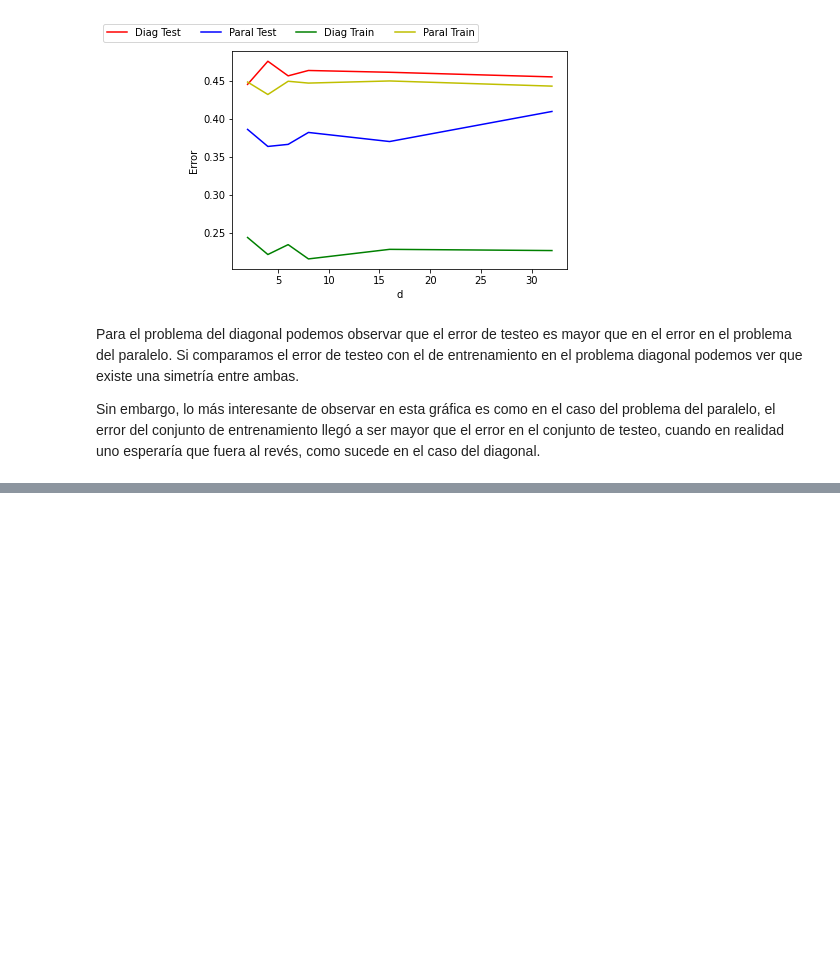
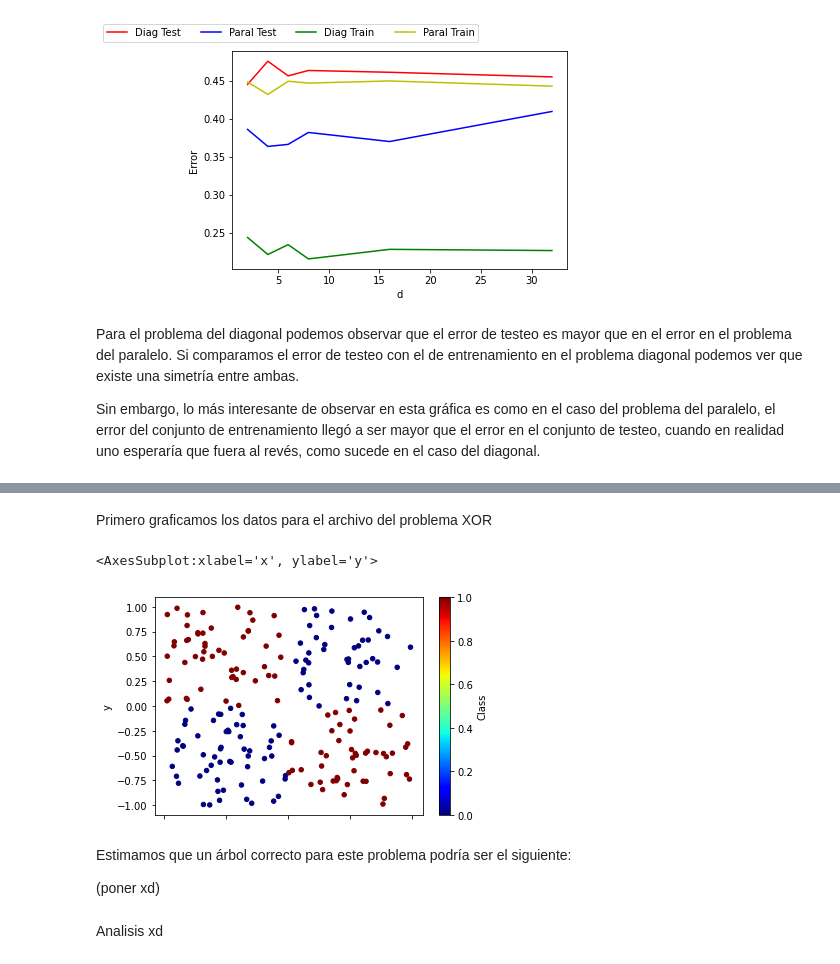
Before and after one commit to natimellino/IAA, a Jupyter notebook: TP1/ArbolesDecision.ipynb, the cells around one changed output, grey strips where cells are left out. Cells and saved outputs as stored; diff of their text form; code cells hidden in the pictures; blank space fills up the shorter version.

```diff
--- a/TP1/ArbolesDecision.ipynb
+++ b/TP1/ArbolesDecision.ipynb
@@ -628,0 +634,16 @@ Sin embargo, lo más interesante de observar en esta gráfica es como en el caso
+# %% [markdown]
+Primero graficamos los datos para el archivo del problema XOR
+# %%
+import pandas as pd
+
+cols = ['x', 'y', 'Class']
+df = pd.read_csv('xor.csv', names=cols)
+
+df.plot(x=0, y=1, kind='scatter', c='Class', colormap='jet')
+# %% [output]
+<AxesSubplot:xlabel='x', ylabel='y'>
+[figure, added]
+# %% [markdown]
+Estimamos que un árbol correcto para este problema podría ser el siguiente:
+
+(poner xd)
@@ -628,0 +654,2 @@ Sin embargo, lo más interesante de observar en esta gráfica es como en el caso
+# %% [markdown]
+Analisis xd
```
Also changed, not shown: parts of 2 cells of this notebook, 2 other files.
